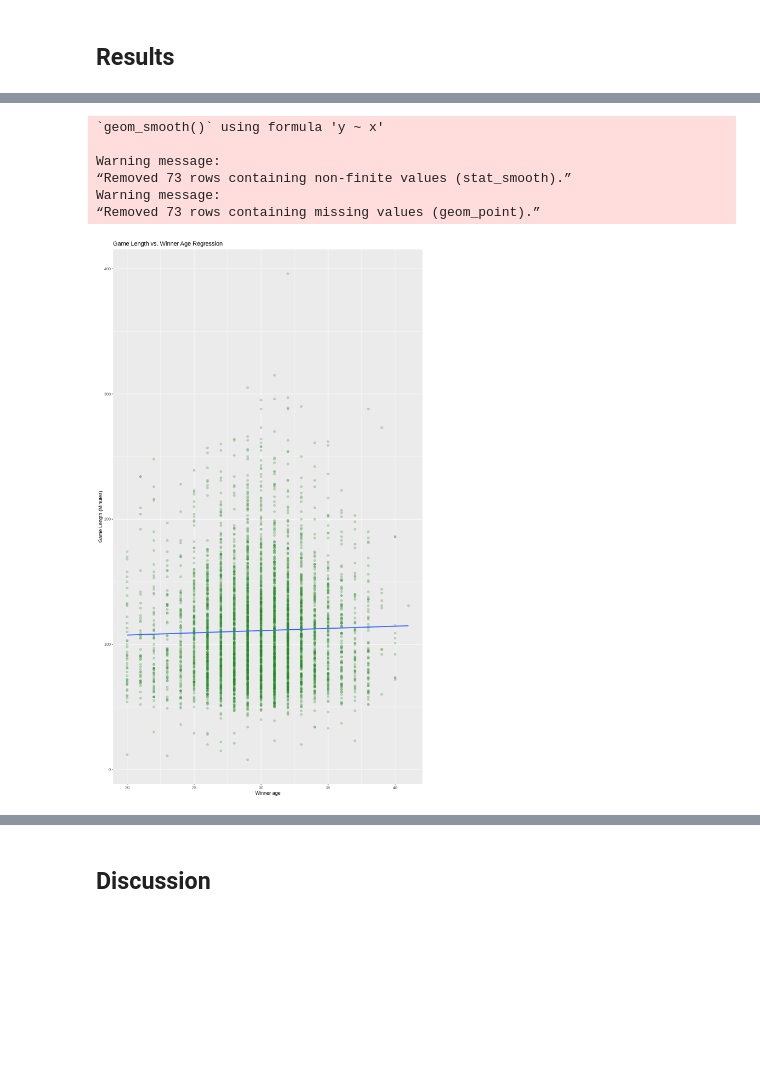
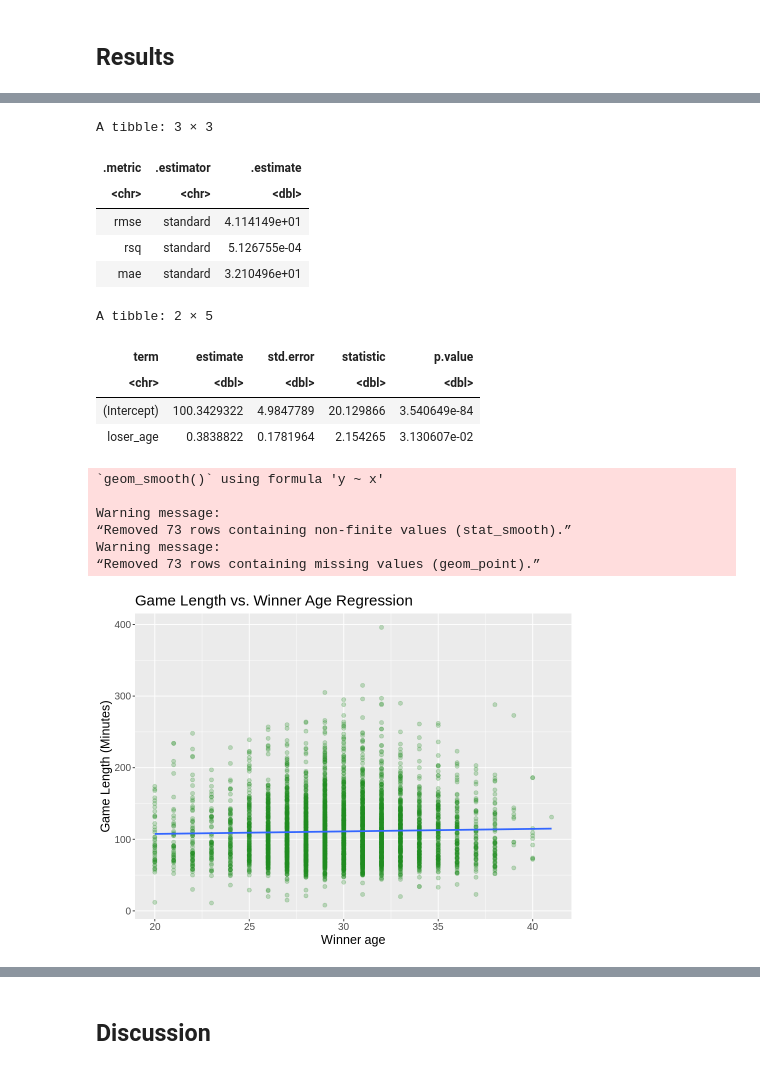
Before and after one commit to keelbeier/dsci100-group69, a Jupyter notebook: group_project_report.ipynb, the cells around one changed output, grey strips where cells are left out. Drawn from its saved outputs; the diff is of its cells as text; code cells hidden in the pictures; blank space fills up the shorter version.

Commit message:
added loser age regression and regression plot.

```diff
--- a/group_project_report.ipynb
+++ b/group_project_report.ipynb
@@ -193,14 +219,37 @@ A tibble: 3 × 5
+# %%
+lm_test_result <- loser_fit |>
+    predict(data_test) |>
+    bind_cols(data_test) |>
+    metrics(truth = minutes, estimate = .pred)
+lm_test_result
+lm_coeffs <- loser_fit |>
+    extract_fit_parsnip() |>
+    tidy()
+lm_coeffs
+# %% [output]
+A tibble: 3 × 3
+| .metric | .estimator | .estimate |
+| <chr> | <chr> | <dbl> |
+| rmse | standard | 4.114149e+01 |
+| rsq | standard | 5.126755e-04 |
+| mae | standard | 3.210496e+01 |
+A tibble: 2 × 5
+| term | estimate | std.error | statistic | p.value |
+| <chr> | <dbl> | <dbl> | <dbl> | <dbl> |
+| (Intercept) | 100.3429322 | 4.9847789 | 20.129866 | 3.540649e-84 |
+| loser_age | 0.3838822 | 0.1781964 | 2.154265 | 3.130607e-02 |
 # %%
-regression_age_plot <- age_scatter_plot +
+options(repr.plot.width=8, repr.plot.height=6)
+regression_age_plot <- winner_age_scatter_plot +
     geom_smooth(method = "lm", se = FALSE) +
     ggtitle("Game Length vs. Winner Age Regression")
 regression_age_plot
 # %% [output]
 `geom_smooth()` using formula 'y ~ x'
 
 Warning message:
 “Removed 73 rows containing non-finite values (stat_smooth).”
 Warning message:
 “Removed 73 rows containing missing values (geom_point).”
-[figure, old version]
+[figure, new version]
 # %%
```
Also changed, not shown: parts of 6 cells of this notebook.
